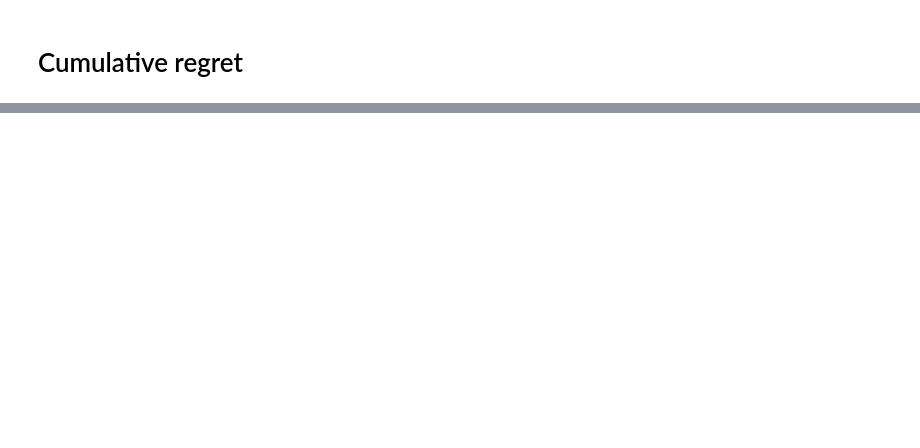
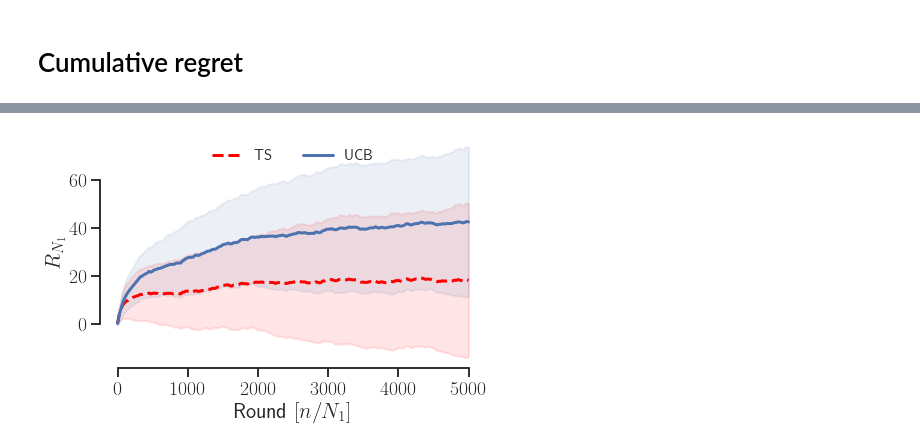
Before and after one commit to neildhir/non-stationary-causal-bandits, a Jupyter notebook: notebooks/plotting.ipynb, the cells around one changed output, grey strips where cells are left out. Saved outputs shown, nothing was run; the diff lists cells and outputs as text; code cells hidden in the pictures; blank space fills up the shorter version.

```diff
--- a/notebooks/plotting.ipynb
+++ b/notebooks/plotting.ipynb
@@ -173,6 +161,8 @@ target = 'Y_1'
 # Check that indices line up for this time-slice
 target_var_only, target_var_temporal_index = target.split("_")
 assert int(target_var_temporal_index) == temporal_index
+params = setup_DynamicIVCD(5)
+m = CCB(**params)
 
 # SEM
 SEM = testSEM()
@@ -191,5 +181,5 @@ past_interventions = [{"Z":0}]
 num_simulation_repeats = 100
 horizon=5000
 results, mu = main_experiment_ccb(
-    scm, target_var_only, past_interventions, num_simulation_repeats, horizon, n_jobs=3 * multiprocessing.cpu_count() // 2
+    M=scm, Y=target_var_only, past_interventions=past_interventions, num_trial = num_simulation_repeats, horizon=horizon, n_jobs=3 * multiprocessing.cpu_count() // 2
 )
@@ -202,14 +228,16 @@ results_scmmab, mu_scmmab = main_experiment_ccb(
 # %%
 mu_star = max(mu_scmmab)
 out_scmmab = {'TS':None, 'UCB':None}
 for pi in ['TS', 'UCB']:
     value_matrix = compute_cumulative_regret(results_scmmab[('POMIS', pi)][1], mu_star, remove_negative_cr=False)
 
     mean_x = np.mean(value_matrix, axis=0)
     sd_x = np.std(value_matrix, axis=0)
     lower, upper = mean_x - sd_x, mean_x + sd_x
-    cut_time = 2000
+    cut_time = 5000
     time_points = sparse_index(with_default(cut_time, len(mean_x)), 200)
     out_scmmab[pi] = [time_points, mean_x, lower, upper]
 
-plot_CR(out_scmmab, 'scmmab')
+plot_CR(out_scmmab, 'scmmab_5000')
+# %% [output]
+[figure, added]
```
Also changed, not shown: parts of 13 cells of this notebook, 4 other files.
